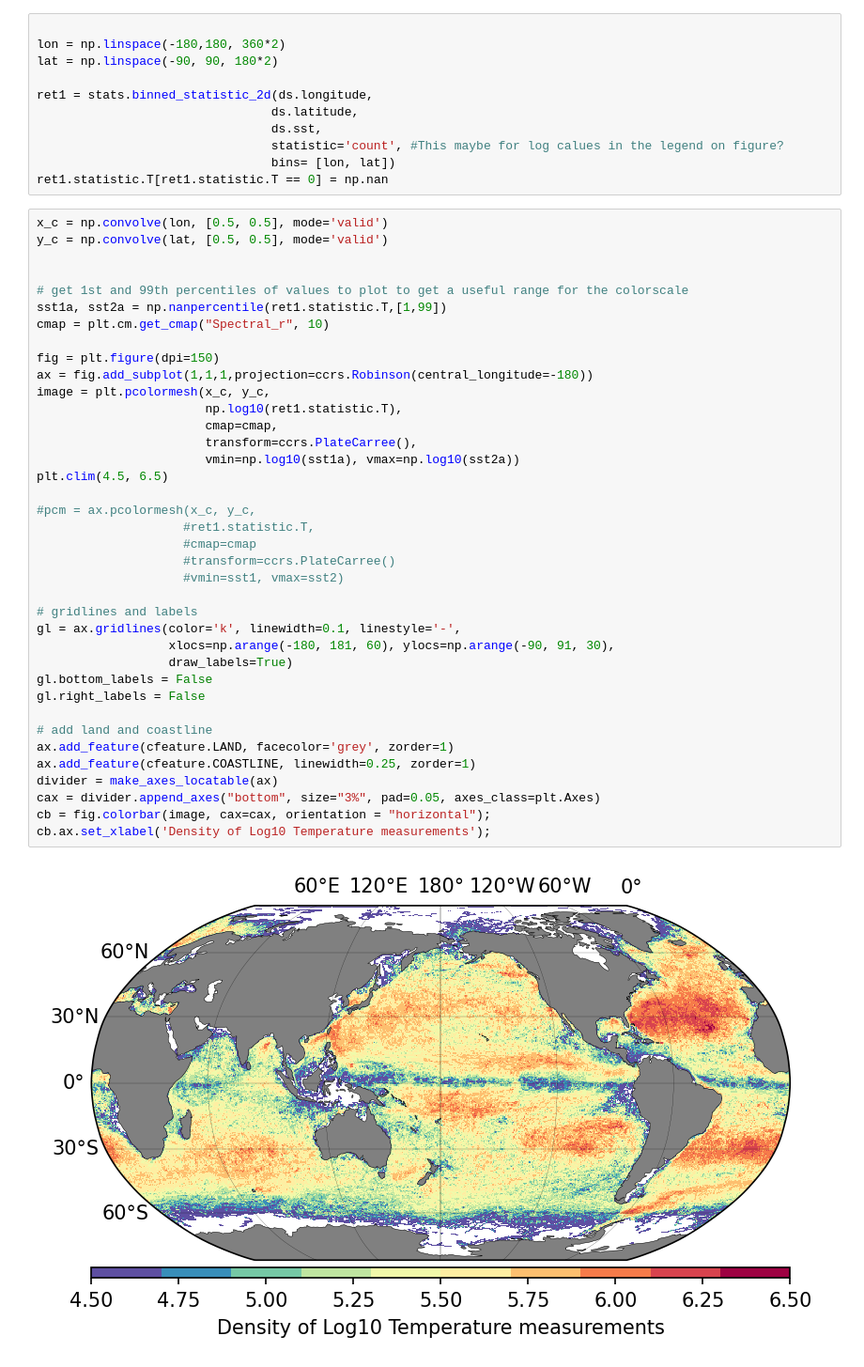
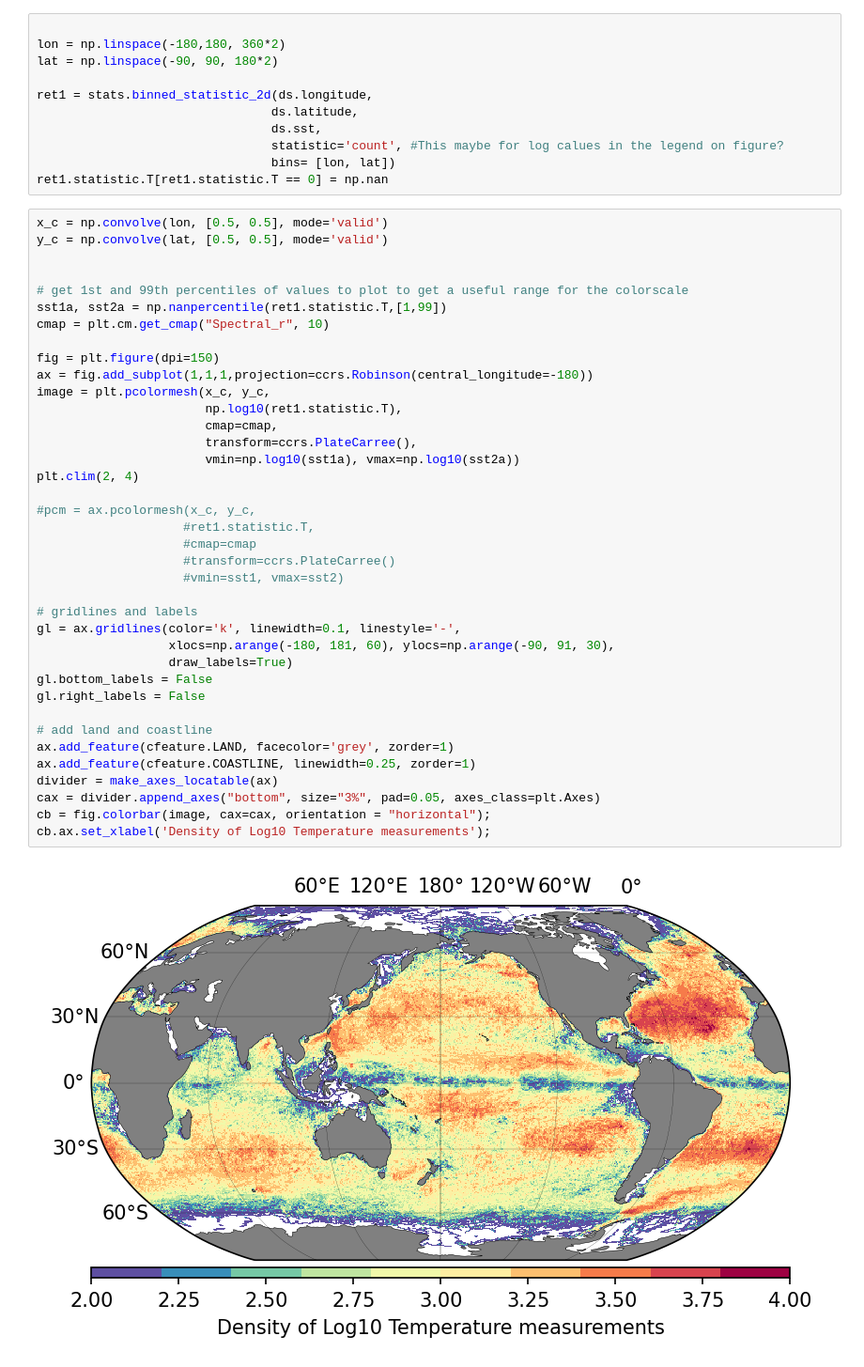
Before and after one commit to Eli8131/First_Project_SE, a Jupyter notebook: first_project_xarray.ipynb, the cells around one changed output. Shown: that part at 94% size. Saved outputs shown, nothing was run; the diff lists cells and outputs as text.

```diff
--- a/first_project_xarray.ipynb
+++ b/first_project_xarray.ipynb
@@ -154,32 +154,32 @@ cmap = plt.cm.get_cmap("Spectral_r", 10)
 
 fig = plt.figure(dpi=150)
 ax = fig.add_subplot(1,1,1,projection=ccrs.Robinson(central_longitude=-180))
 image = plt.pcolormesh(x_c, y_c,
                        np.log10(ret1.statistic.T),
                        cmap=cmap,
                        transform=ccrs.PlateCarree(),
                        vmin=np.log10(sst1a), vmax=np.log10(sst2a))
-plt.clim(4.5, 6.5)
+plt.clim(2, 4)
 
 #pcm = ax.pcolormesh(x_c, y_c,
                     #ret1.statistic.T,
                     #cmap=cmap
                     #transform=ccrs.PlateCarree()
                     #vmin=sst1, vmax=sst2)
 
 # gridlines and labels
 gl = ax.gridlines(color='k', linewidth=0.1, linestyle='-',
                   xlocs=np.arange(-180, 181, 60), ylocs=np.arange(-90, 91, 30),
                   draw_labels=True)
 gl.bottom_labels = False
 gl.right_labels = False
 
 # add land and coastline
 ax.add_feature(cfeature.LAND, facecolor='grey', zorder=1)
 ax.add_feature(cfeature.COASTLINE, linewidth=0.25, zorder=1)
 divider = make_axes_locatable(ax)
 cax = divider.append_axes("bottom", size="3%", pad=0.05, axes_class=plt.Axes)
 cb = fig.colorbar(image, cax=cax, orientation = "horizontal");
 cb.ax.set_xlabel('Density of Log10 Temperature measurements');
 # %% [output]
-[figure, old version]
+[figure, new version]
```
